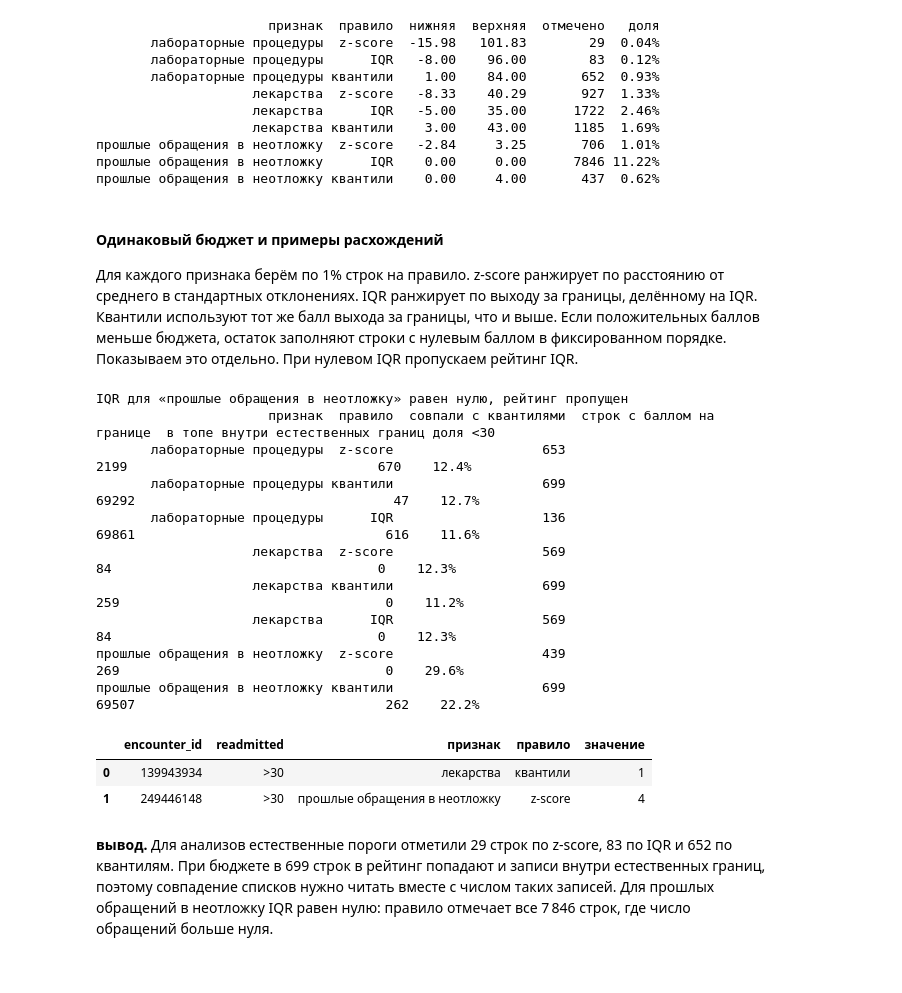
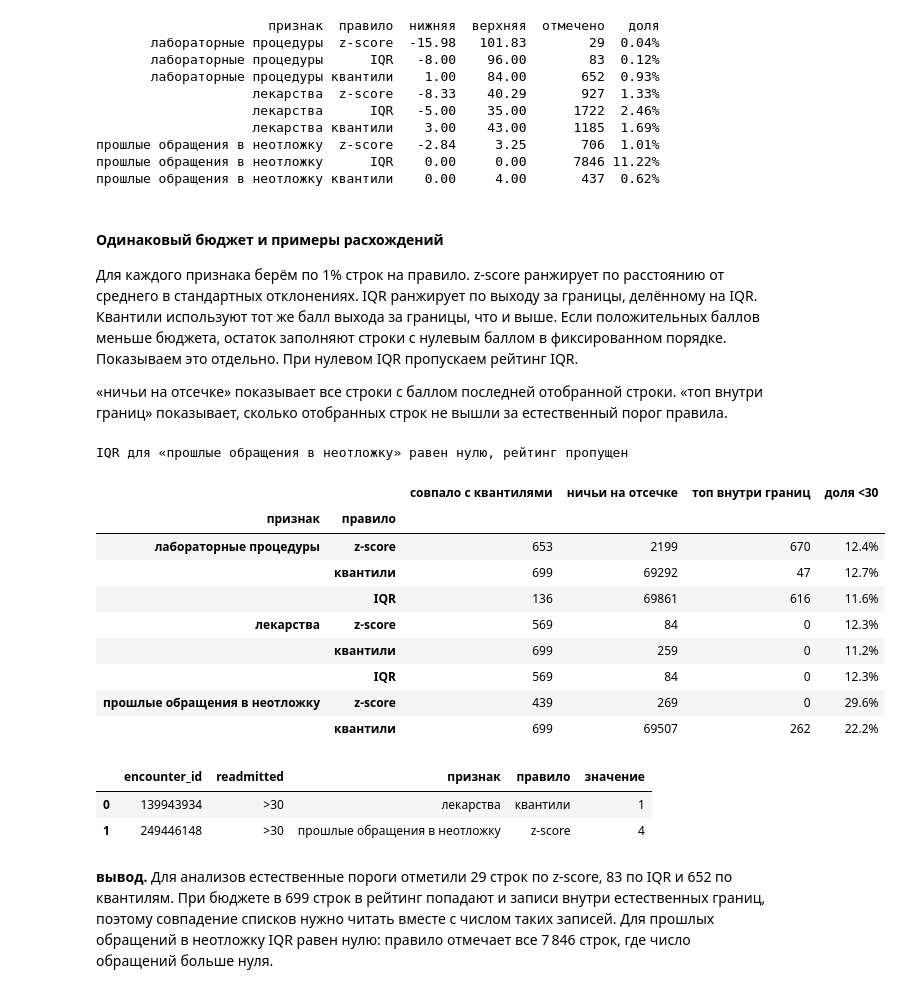
Before and after one commit to FlexonaFFt/cu-ml-diabetes-project, a Jupyter notebook: eda_notebooks/anomalies.ipynb, the cells around one changed output. Saved outputs shown, nothing was run; the diff lists cells and outputs as text; code cells hidden in the pictures.

Commit message:
--new research-data of anomalies

```diff
--- a/eda_notebooks/anomalies.ipynb
+++ b/eda_notebooks/anomalies.ipynb
@@ -350,6 +358,8 @@ print(pd.DataFrame(bound_rows).round({"нижняя": 2, "верхняя": 2}).t
 #### Одинаковый бюджет и примеры расхождений
 
 Для каждого признака берём по 1% строк на правило. z-score ранжирует по расстоянию от среднего в стандартных отклонениях. IQR ранжирует по выходу за границы, делённому на IQR. Квантили используют тот же балл выхода за границы, что и выше. Если положительных баллов меньше бюджета, остаток заполняют строки с нулевым баллом в фиксированном порядке. Показываем это отдельно. При нулевом IQR пропускаем рейтинг IQR.
+
+«ничьи на отсечке» показывает все строки с баллом последней отобранной строки. «топ внутри границ» показывает, сколько отобранных строк не вышли за естественный порог правила.
 # %%
 budget_rows = []
 examples_by_rule = []
@@ -367,45 +377,52 @@ for feature, label in rule_features.items():
     membership = pd.DataFrame(
         {method: values.index.isin(rows) for method, rows in ranked.items()}, index=values.index,
     )
     assert membership.sum().eq(n_flagged).all()
     for method, rows in ranked.items():
         score = scores[method]
         cutoff = score.loc[rows].min()
         exclusive = rows.intersection(membership.index[membership.sum(axis=1).eq(1)])
         budget_rows.append({
             "признак": label, "правило": method,
             "совпали с квантилями": len(rows.intersection(ranked["квантили"])),
             "строк с баллом на границе": score.eq(cutoff).sum(),
             "в топе внутри естественных границ": (~natural_flags[feature, method].loc[rows]).sum(),
             "доля <30": train.loc[rows, "readmitted_30d"].mean(),
         })
         candidates = exclusive.intersection(values.index[natural_flags[feature, method]])
         example_rows = score.loc[candidates].nlargest(1).index
         if len(example_rows):
             examples_by_rule.append(train.loc[example_rows, ["encounter_id", "readmitted"]].assign(
                 признак=label, правило=method, значение=values.loc[example_rows],
             ))
     if rule_iqr[feature] == 0:
         print(f"IQR для «{label}» равен нулю, рейтинг пропущен")
 
-print(pd.DataFrame(budget_rows).to_string(index=False, formatters={"доля <30": "{:.1%}".format}))
+budget_table = pd.DataFrame(budget_rows).rename(columns={
+    "совпали с квантилями": "совпало с квантилями",
+    "строк с баллом на границе": "ничьи на отсечке",
+    "в топе внутри естественных границ": "топ внутри границ",
+})
+budget_table["доля <30"] = budget_table["доля <30"].map("{:.1%}".format)
+display(budget_table.set_index(["признак", "правило"]))
 if examples_by_rule:
     display(pd.concat(examples_by_rule).reset_index(drop=True))
 else:
     print("уникальных примеров за естественными границами нет")
 # %% [output]
 IQR для «прошлые обращения в неотложку» равен нулю, рейтинг пропущен
-                      признак  правило  совпали с квантилями  строк с баллом на границе  в топе внутри естественных границ доля <30
-       лабораторные процедуры  z-score                   653                       2199                                670    12.4%
-       лабораторные процедуры квантили                   699                      69292                                 47    12.7%
-       лабораторные процедуры      IQR                   136                      69861                                616    11.6%
-                    лекарства  z-score                   569                         84                                  0    12.3%
-                    лекарства квантили                   699                        259                                  0    11.2%
-                    лекарства      IQR                   569                         84                                  0    12.3%
-прошлые обращения в неотложку  z-score                   439                        269                                  0    29.6%
-прошлые обращения в неотложку квантили                   699                      69507                                262    22.2%
-|  | encounter_id | readmitted | признак | правило | значение |
-| 0 | 139943934 | >30 | лекарства | квантили | 1 |
-| 1 | 249446148 | >30 | прошлые обращения в неотложку | z-score | 4 |
+|  |  | совпало с квантилями | ничьи на отсечке | топ внутри границ | доля <30 |
+| признак | правило |  |  |  |  |
+| лабораторные процедуры | z-score | 653 | 2199 | 670 | 12.4% |
+|  | квантили | 699 | 69292 | 47 | 12.7% |
+|  | IQR | 136 | 69861 | 616 | 11.6% |
+| лекарства | z-score | 569 | 84 | 0 | 12.3% |
+|  | квантили | 699 | 259 | 0 | 11.2% |
+|  | IQR | 569 | 84 | 0 | 12.3% |
+| прошлые обращения в неотложку | z-score | 439 | 269 | 0 | 29.6% |
+|  | квантили | 699 | 69507 | 262 | 22.2% |
+|  | encounter_id | readmitted | признак | правило | значение |
+| 0 | 139943934 | >30 | лекарства | квантили | 1 |
+| 1 | 249446148 | >30 | прошлые обращения в неотложку | z-score | 4 |
 # %% [markdown]
 **вывод.** Для анализов естественные пороги отметили 29 строк по z-score, 83 по IQR и 652 по квантилям. При бюджете в 699 строк в рейтинг попадают и записи внутри естественных границ, поэтому совпадение списков нужно читать вместе с числом таких записей. Для прошлых обращений в неотложку IQR равен нулю: правило отмечает все 7 846 строк, где число обращений больше нуля.
```
Also changed, not shown: parts of 6 cells of this notebook, 1 other file.
